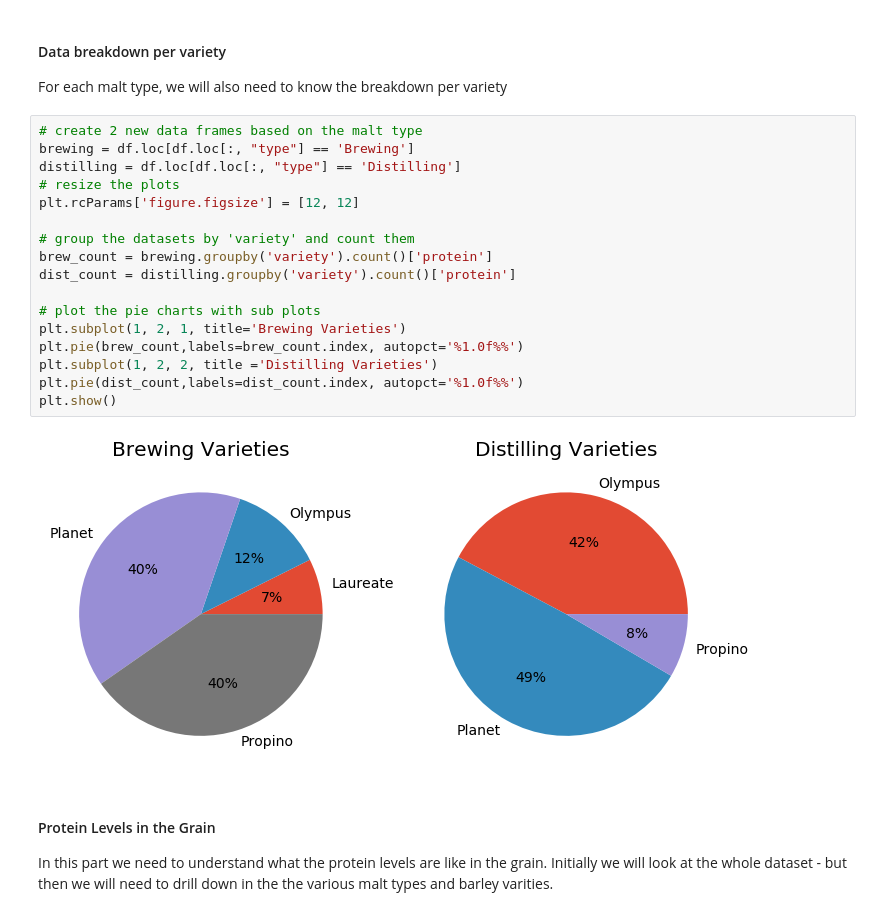
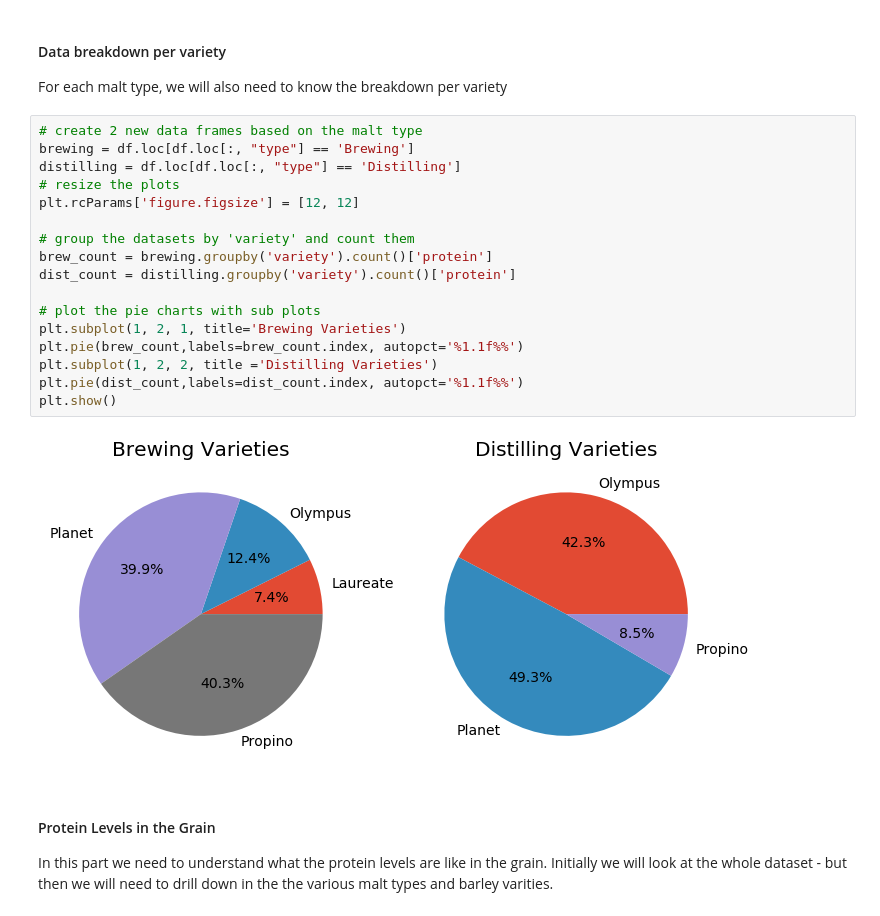
Before and after one commit to shkyler/gmit-pfda-project, a Jupyter notebook: datasimulation.ipynb, the cells around one changed output. Cells and saved outputs as stored; diff of their text form.

```diff
--- a/datasimulation.ipynb
+++ b/datasimulation.ipynb
@@ -211,22 +211,22 @@ For each malt type, we will also need to know the breakdown per variety
 # %%
 # create 2 new data frames based on the malt type
 brewing = df.loc[df.loc[:, "type"] == 'Brewing']
 distilling = df.loc[df.loc[:, "type"] == 'Distilling']
 # resize the plots
 plt.rcParams['figure.figsize'] = [12, 12]
 
 # group the datasets by 'variety' and count them
 brew_count = brewing.groupby('variety').count()['protein']
 dist_count = distilling.groupby('variety').count()['protein']
 
 # plot the pie charts with sub plots
 plt.subplot(1, 2, 1, title='Brewing Varieties')
-plt.pie(brew_count,labels=brew_count.index, autopct='%1.0f%%')
+plt.pie(brew_count,labels=brew_count.index, autopct='%1.1f%%')
 plt.subplot(1, 2, 2, title ='Distilling Varieties')
-plt.pie(dist_count,labels=dist_count.index, autopct='%1.0f%%')
+plt.pie(dist_count,labels=dist_count.index, autopct='%1.1f%%')
 plt.show()
 # %% [output]
-[figure, old version]
+[figure, new version]
 # %% [markdown]
 #### Protein Levels in the Grain
 
```
Also changed, not shown: parts of 4 cells of this notebook.
